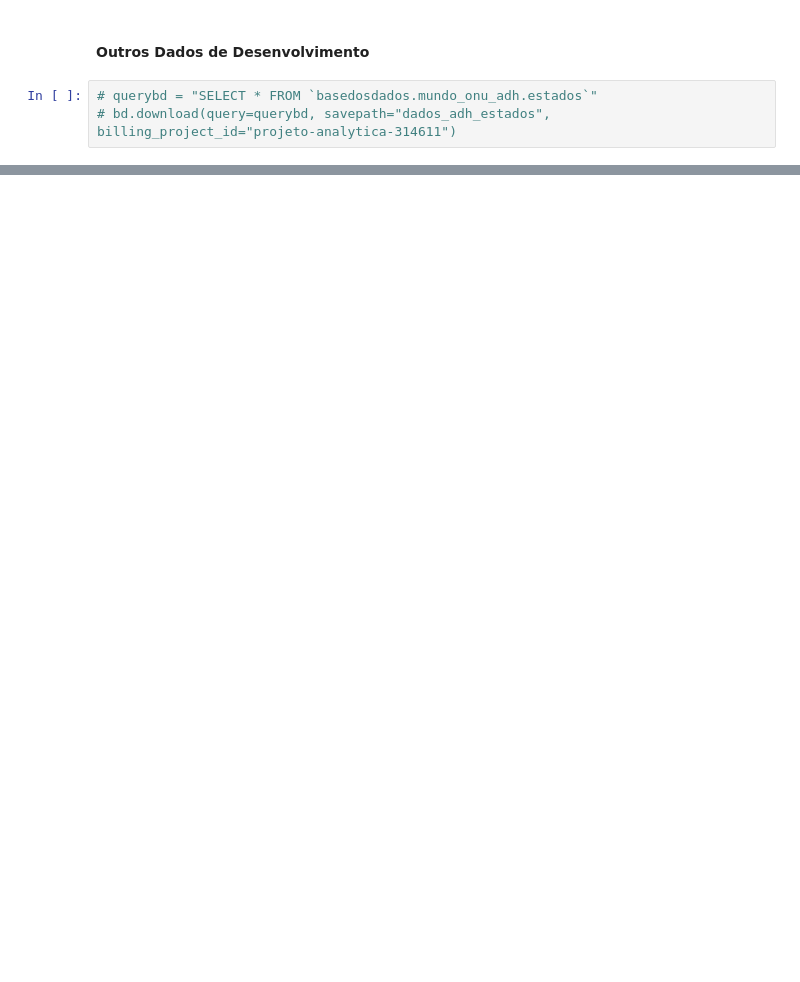
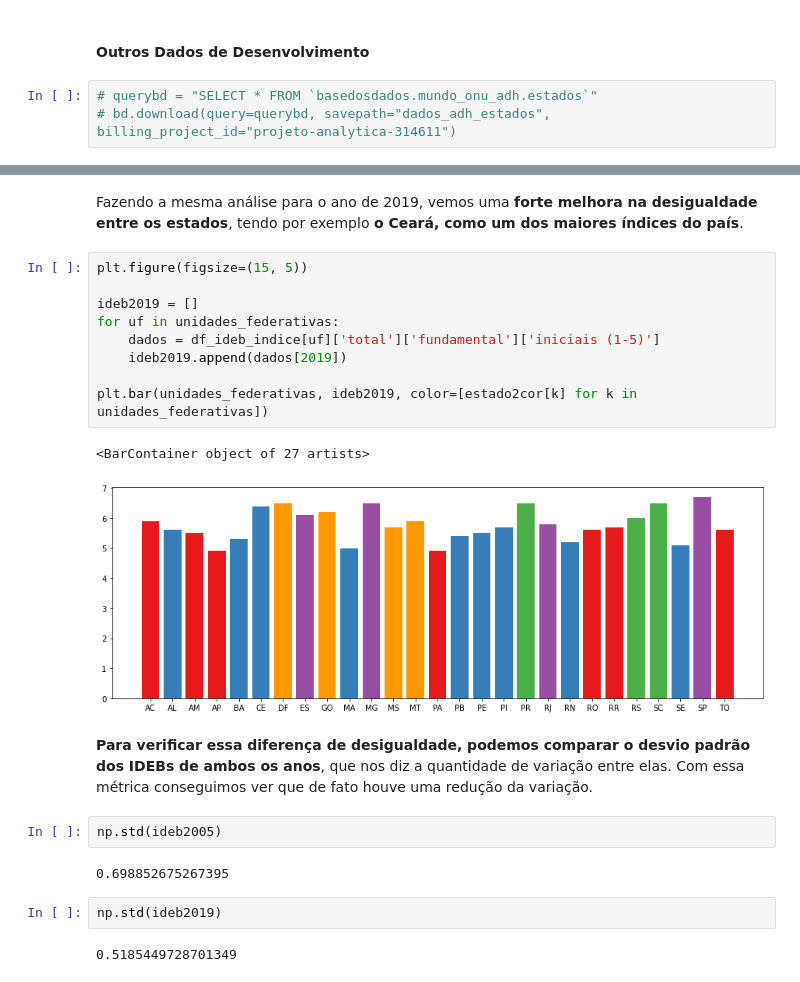
Before and after one commit to viniciuslettieri/analytica, a Jupyter notebook: Educacao_Brasileira/educacao_brasileira.ipynb, the cells around one changed output, grey strips where cells are left out. Cells and saved outputs as stored; diff of their text form; blank space fills up the shorter version.

```diff
--- a/Educacao_Brasileira/educacao_brasileira.ipynb
+++ b/Educacao_Brasileira/educacao_brasileira.ipynb
@@ -39,0 +106,24 @@ df_ideb.head()
+# %% [markdown]
+Fazendo a mesma análise para o ano de 2019, vemos uma **forte melhora na desigualdade entre os estados**, tendo por exemplo **o Ceará, como um dos maiores índices do país**.
+# %%
+plt.figure(figsize=(15, 5))
+
+ideb2019 = []
+for uf in unidades_federativas:
+    dados = df_ideb_indice[uf]['total']['fundamental']['iniciais (1-5)']
+    ideb2019.append(dados[2019])
+
+plt.bar(unidades_federativas, ideb2019, color=[estado2cor[k] for k in unidades_federativas])
+# %% [output]
+<BarContainer object of 27 artists>
+[figure, added]
+# %% [markdown]
+**Para verificar essa diferença de desigualdade, podemos comparar o desvio padrão dos IDEBs de ambos os anos**, que nos diz a quantidade de variação entre elas. Com essa métrica conseguimos ver que de fato houve uma redução da variação.
+# %%
+np.std(ideb2005)
+# %% [output]
+0.698852675267395
+# %%
+np.std(ideb2019)
+# %% [output]
+0.5185449728701349
```
Also changed, not shown: parts of 33 cells of this notebook.
